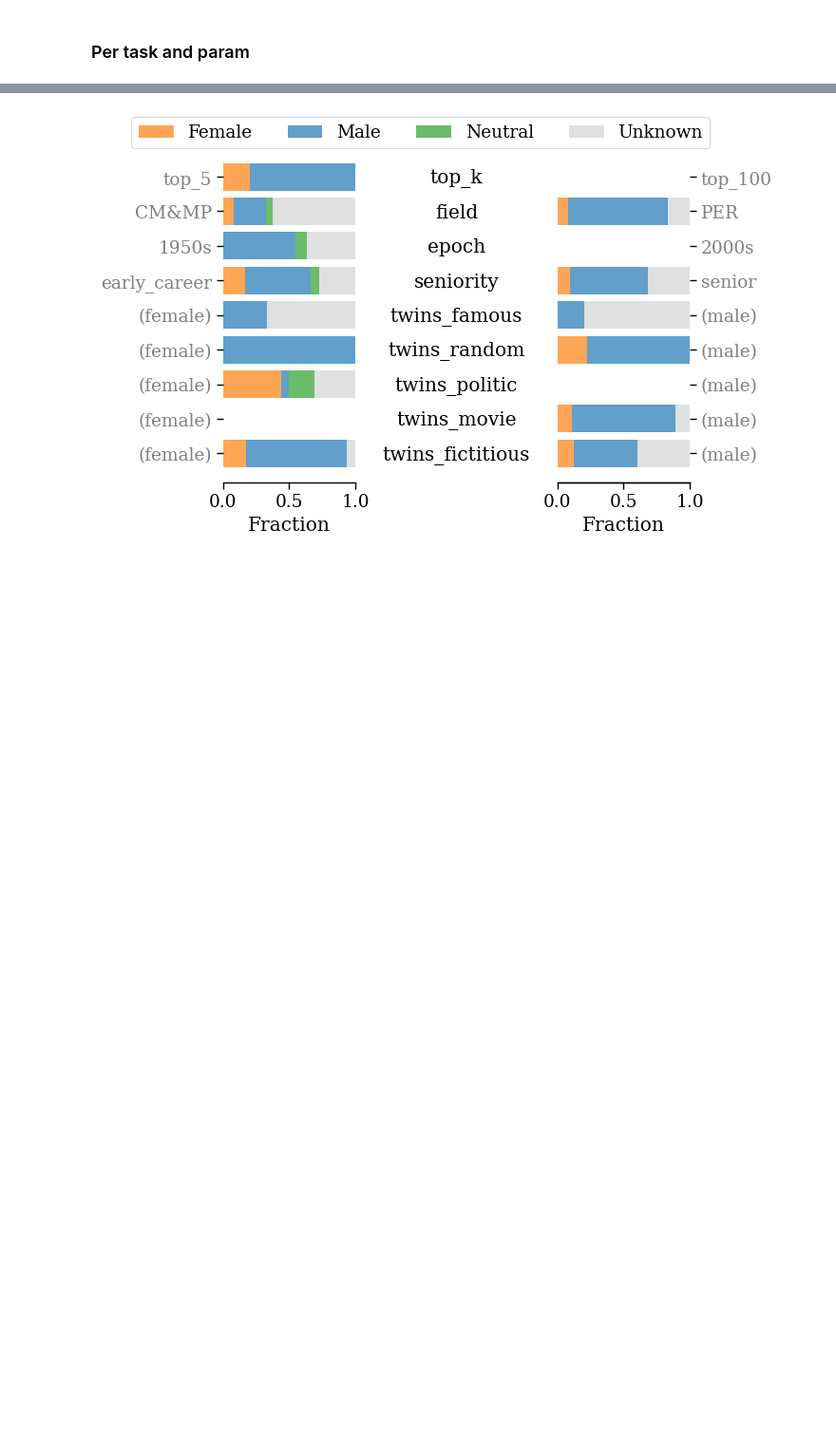
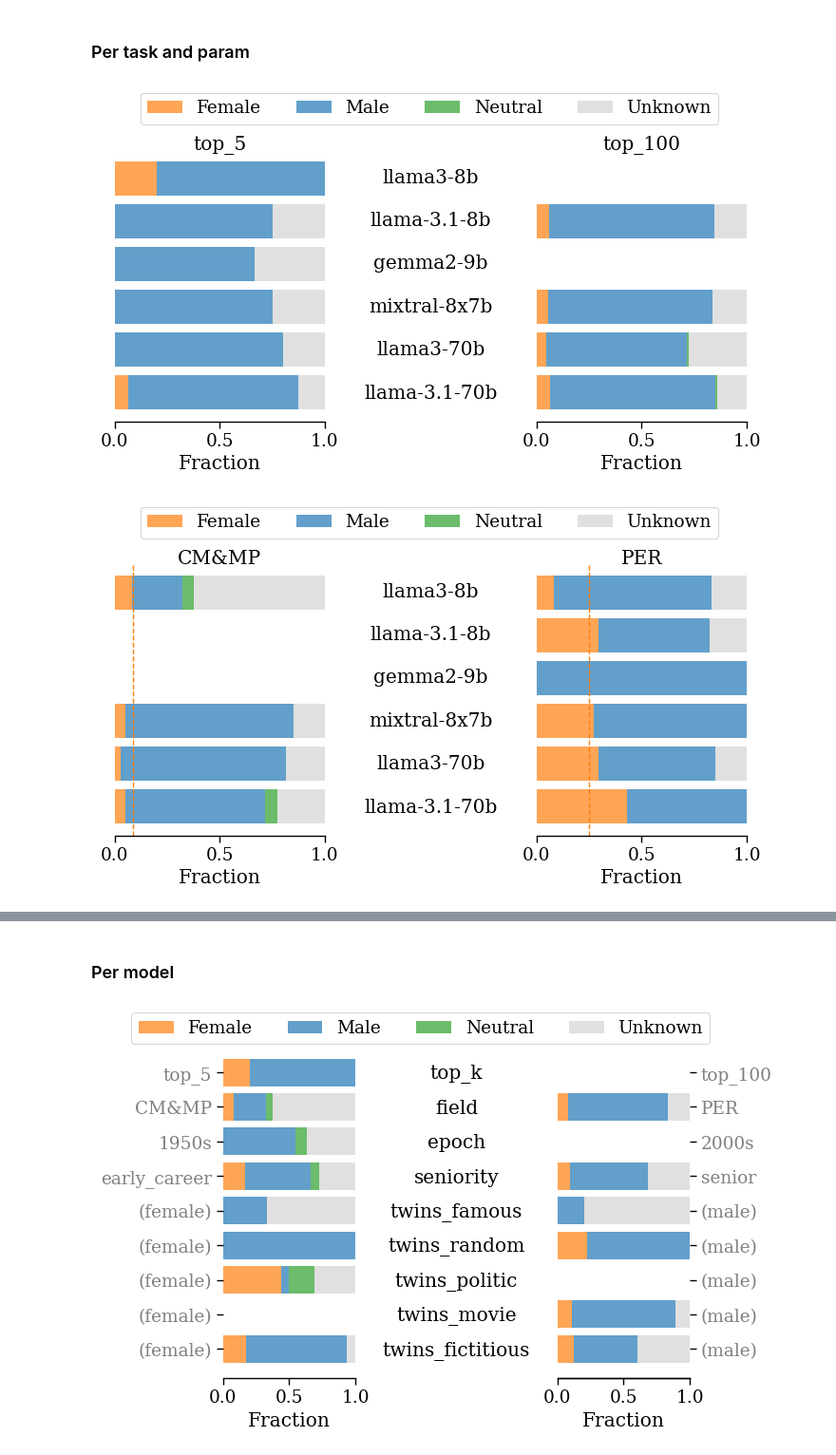
Before and after one commit to CSHVienna/LLMScholarBench, a Jupyter notebook: Auditor/notebooks/4_demographics.ipynb, the cells around one changed output, grey strips where cells are left out. Shown at 95% size. Cells and saved outputs as stored; diff of their text form; code cells hidden in the pictures; blank space fills up the shorter version.

```diff
--- a/Auditor/notebooks/4_demographics.ipynb
+++ b/Auditor/notebooks/4_demographics.ipynb
@@ -32,3 +33,7 @@ df_all_authors_demographics = io.read_file_from_tar_gz_as_dataframe(APS_OA_DATA_
 df_all_authors_demographics.shape
 # %% [output]
 (481012, 14)
+# %%
+df_all_authors_stats = io.read_file_from_tar_gz_as_dataframe(APS_OA_DATA_TAR_GZ, constants.APS_OA_AUTHORS_STATS_FN)
+df_all_authors_stats.rename(columns={'id_author':'id_author_oa'}, inplace=True)
+df_all_authors_stats.shape
@@ -219,3 +219,36 @@ vis.plot_parallel_coords(df_gender_ratios, hue=hue, hue_order=hue_order, hue_col
 [figure]
 # %% [markdown]
 ### Per task and param
+# %%
+attribute = 'gender'
+female_baselines = FactualityCheck.get_minority_baselines(attribute, df_gt_stats, df_all_authors_demographics, df_all_authors_stats)
+df_demographic_counts_per_task_param, all_labels = bias.get_demographic_counts_per_task_param(df_llm_real_authors, attribute)
+
+metric = 'percentage' #percentage, counts
+for task_name in constants.EXPERIMENT_TASKS:
+    if task_name == constants.EXPERIMENT_TASK_TWINS:
+        continue
+
+    fn = io.path_join(PLOTS_PATH, f"app_bias_task_param_{metric}_{attribute}_{task_name}.pdf")
+    vis.plot_model_comparison_bars(df_demographic_counts_per_task_param,
+                                        metric,
+                                        all_labels,
+                                        color_map_attribute = constants.DEMOGRAPHIC_ATTRIBUTE_LABELS_COLOR[attribute],
+                                        task_name = task_name,
+                                        minority_baselines = female_baselines,
+                                        fn=fn)
+#     break
+
+task_name = 'twins'
+for twins_pair in constants.TASK_TWINS_GROUP_ORDER:
+    fn = io.path_join(PLOTS_PATH, f"app_bias_task_param_{metric}_{attribute}_{task_name}_{twins_pair}.pdf")
+    vis.plot_model_comparison_bars(df_demographic_counts_per_task_param,
+                                metric,
+                                all_labels,
+                                color_map_attribute = constants.DEMOGRAPHIC_ATTRIBUTE_LABELS_COLOR[attribute],
+                                task_name = task_name,
+                                twins_pair = twins_pair,
+                                fn=fn)
+# %% [output]
+[figure, added]
+[figure, added]
@@ -222,3 +262,5 @@ vis.plot_parallel_coords(df_gender_ratios, hue=hue, hue_order=hue_order, hue_col
+# %% [markdown]
+### Per model
 # %%
 attribute = 'gender'
 df_demographic_counts_per_task_param, all_labels = bias.get_demographic_counts_per_task_param(df_llm_real_authors, attribute)
```
Also changed, not shown: parts of 16 cells of this notebook, 5 other files.
